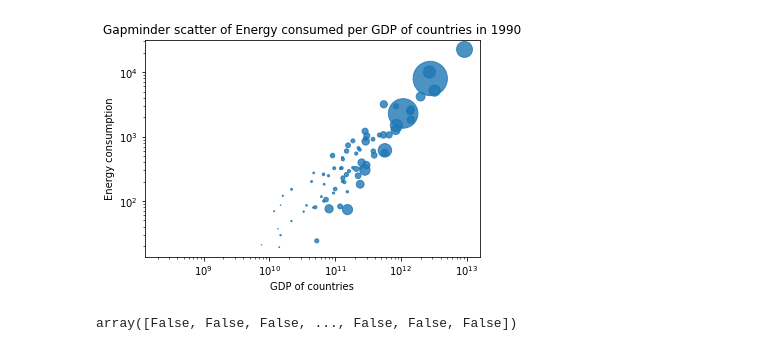
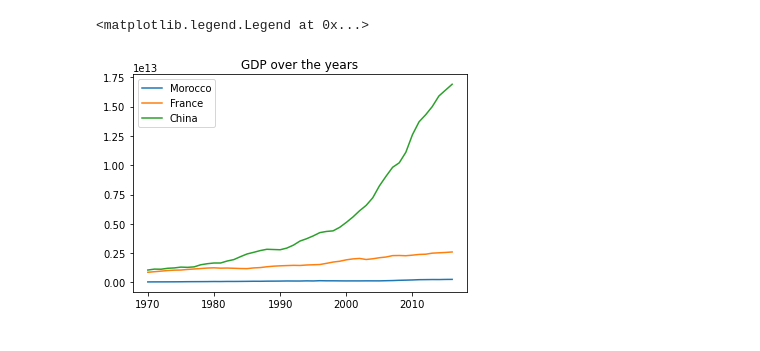
Before and after one commit to Milkafreak/Group_05, a Jupyter notebook: Untitled.ipynb, the cells around one changed output. Saved outputs shown, nothing was run; the diff lists cells and outputs as text; code cells hidden in the pictures.

Commit message:
Updated Method 5 with year index

```diff
--- a/Untitled.ipynb
+++ b/Untitled.ipynb
@@ -10,27 +10,20 @@ df = df[df["year"] > 1969]
 df = df.set_index("year")
 # %%
 df.index = pd.to_datetime(df.index,format="%Y")
+# %%
+countries = ["Morocco","France","China"]
 # %%
-#'tempdf1' having one column representing the sum of all consumptions per country per year with redudant columns removed
-if type(year) not in [int]:
-    raise TypeError("variable 'Year' is not an int")
-tempdf1 = df[df.index.year == year].filter(like="_consumption").drop(["fossil_fuel_consumption","low_carbon_consumption","renewables_consumption","primary_energy_consumption"],axis=1).sum(axis=1).to_frame()
-tempdf2 = df[df.index.year == year][["country", "gdp", "population"]]
-tempdf3= pd.concat([tempdf1, tempdf2], axis=1)
-tempdf3 = tempdf3.dropna(how="any")
-tempdf3 = tempdf3[tempdf3["country"] != "World"]
-gap = tempdf3.set_axis(["energy","country", "gdp", "population"], axis = 1)
-gap["population"] = (gap["population"]/1000000).round(2)
-plt.scatter(gap["gdp"],gap["energy"], s=gap["population"], alpha = 0.8)
-plt.xlabel("GDP of countries")
-plt.ylabel("Energy consumption")
-plt.title(f"Gapminder scatter of Energy consumed per GDP of countries in {year}")
-plt.xscale("log")
-plt.yscale("log")
-plt.show()
+gdp_df = df[["country", "gdp"]]
+figure, axis = plt.subplots() # pylint: disable=unused-variable
+temp = []
+flag = 0
+for country in countries:
+    if country not in gdp_df["country"].tolist():
+        raise ValueError(f"Country {country} not on the list of countries")
+    element = gdp_df[gdp_df["country"] == country]
+    plt.plot(element.index.year,element["gdp"], label = country)
+plt.title("GDP over the years")
+plt.legend()
 # %% [output]
+<matplotlib.legend.Legend at 0x...>
-[figure, old version]
+[figure, new version]
-# %%
-df.index.year == 1990
-# %% [output]
-array([False, False, False, ..., False, False, False])
```
Also changed, not shown: parts of 1 cell of this notebook, 2 other files.
